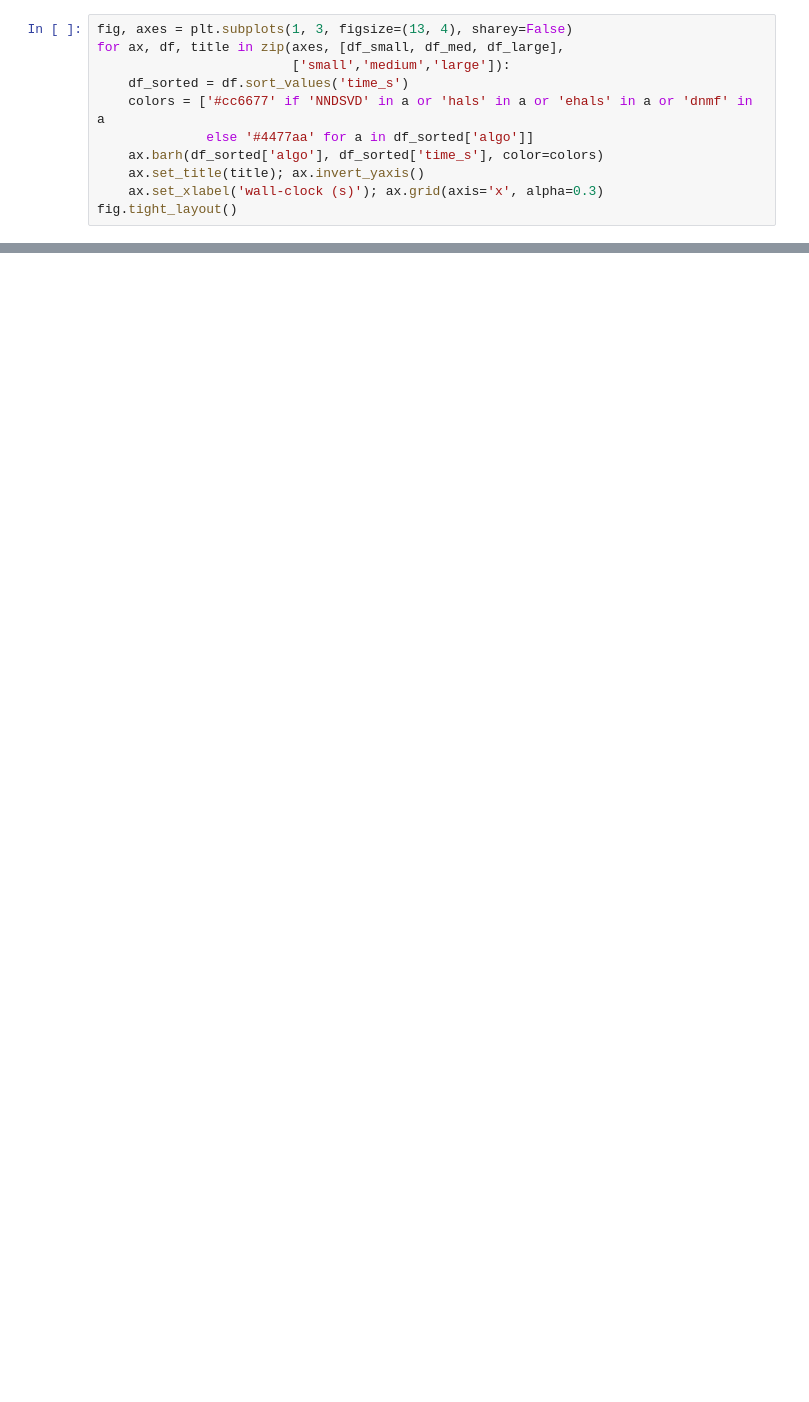
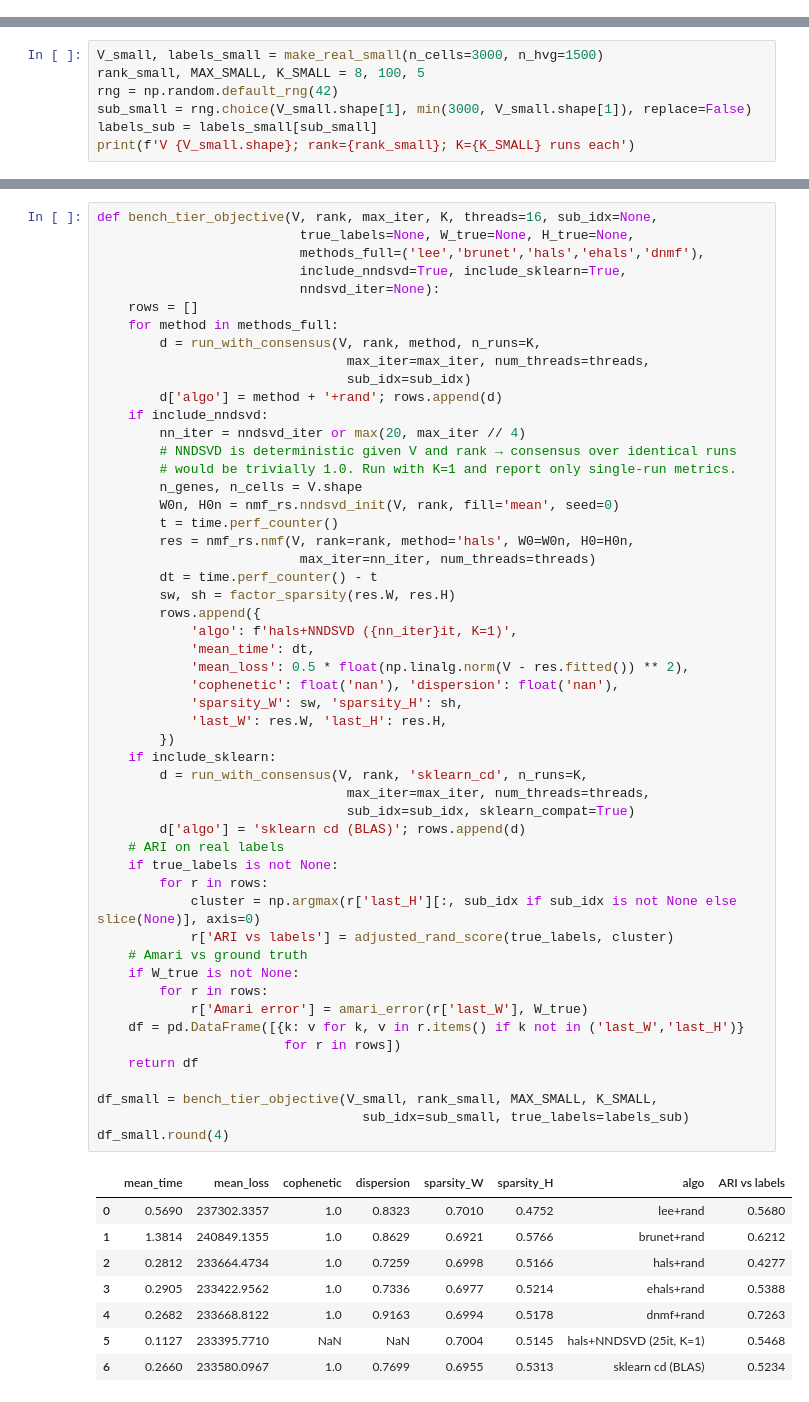
Before and after one commit to omicverse/rust-NMF, a Jupyter notebook: examples/benchmark_scaling.ipynb, the cells around one changed output, grey strips where cells are left out. Drawn from its saved outputs; the diff is of its cells as text; blank space fills up the shorter version.

```diff
--- a/examples/benchmark_scaling.ipynb
+++ b/examples/benchmark_scaling.ipynb
@@ -277,11 +0,0 @@ all_acc.pivot_table(index='algo', columns='tier', values='min rH').round(3)
-# %%
-fig, axes = plt.subplots(1, 3, figsize=(13, 4), sharey=False)
-for ax, df, title in zip(axes, [df_small, df_med, df_large],
-                         ['small','medium','large']):
-    df_sorted = df.sort_values('time_s')
-    colors = ['#cc6677' if 'NNDSVD' in a or 'hals' in a or 'ehals' in a or 'dnmf' in a
-              else '#4477aa' for a in df_sorted['algo']]
-    ax.barh(df_sorted['algo'], df_sorted['time_s'], color=colors)
-    ax.set_title(title); ax.invert_yaxis()
-    ax.set_xlabel('wall-clock (s)'); ax.grid(axis='x', alpha=0.3)
-fig.tight_layout()
@@ -335,0 +166,7 @@ is what you actually want.
+# %%
+V_small, labels_small = make_real_small(n_cells=3000, n_hvg=1500)
+rank_small, MAX_SMALL, K_SMALL = 8, 100, 5
+rng = np.random.default_rng(42)
+sub_small = rng.choice(V_small.shape[1], min(3000, V_small.shape[1]), replace=False)
+labels_sub = labels_small[sub_small]
+print(f'V {V_small.shape}; rank={rank_small}; K={K_SMALL} runs each')
@@ -335,0 +175,61 @@ is what you actually want.
+# %%
+def bench_tier_objective(V, rank, max_iter, K, threads=16, sub_idx=None,
+                          true_labels=None, W_true=None, H_true=None,
+                          methods_full=('lee','brunet','hals','ehals','dnmf'),
+                          include_nndsvd=True, include_sklearn=True,
+                          nndsvd_iter=None):
+    rows = []
+    for method in methods_full:
+        d = run_with_consensus(V, rank, method, n_runs=K,
+                                max_iter=max_iter, num_threads=threads,
+                                sub_idx=sub_idx)
+        d['algo'] = method + '+rand'; rows.append(d)
+    if include_nndsvd:
+        nn_iter = nndsvd_iter or max(20, max_iter // 4)
+        # NNDSVD is deterministic given V and rank → consensus over identical runs
+        # would be trivially 1.0. Run with K=1 and report only single-run metrics.
+        n_genes, n_cells = V.shape
+        W0n, H0n = nmf_rs.nndsvd_init(V, rank, fill='mean', seed=0)
+        t = time.perf_counter()
+        res = nmf_rs.nmf(V, rank=rank, method='hals', W0=W0n, H0=H0n,
+                          max_iter=nn_iter, num_threads=threads)
+        dt = time.perf_counter() - t
+        sw, sh = factor_sparsity(res.W, res.H)
+        rows.append({
+            'algo': f'hals+NNDSVD ({nn_iter}it, K=1)',
+            'mean_time': dt,
+            'mean_loss': 0.5 * float(np.linalg.norm(V - res.fitted()) ** 2),
+            'cophenetic': float('nan'), 'dispersion': float('nan'),
+            'sparsity_W': sw, 'sparsity_H': sh,
+            'last_W': res.W, 'last_H': res.H,
+        })
+    if include_sklearn:
+        d = run_with_consensus(V, rank, 'sklearn_cd', n_runs=K,
+                                max_iter=max_iter, num_threads=threads,
+                                sub_idx=sub_idx, sklearn_compat=True)
+        d['algo'] = 'sklearn cd (BLAS)'; rows.append(d)
+    # ARI on real labels
+    if true_labels is not None:
+        for r in rows:
+            cluster = np.argmax(r['last_H'][:, sub_idx if sub_idx is not None else slice(None)], axis=0)
+            r['ARI vs labels'] = adjusted_rand_score(true_labels, cluster)
+    # Amari vs ground truth
+    if W_true is not None:
+        for r in rows:
+            r['Amari error'] = amari_error(r['last_W'], W_true)
+    df = pd.DataFrame([{k: v for k, v in r.items() if k not in ('last_W','last_H')}
+                        for r in rows])
+    return df
+
+df_small = bench_tier_objective(V_small, rank_small, MAX_SMALL, K_SMALL,
+                                  sub_idx=sub_small, true_labels=labels_sub)
+df_small.round(4)
+# %% [output]
+|  | mean_time | mean_loss | cophenetic | dispersion | sparsity_W | sparsity_H | algo | ARI vs labels |
+| 0 | 0.5690 | 237302.3357 | 1.0 | 0.8323 | 0.7010 | 0.4752 | lee+rand | 0.5680 |
+| 1 | 1.3814 | 240849.1355 | 1.0 | 0.8629 | 0.6921 | 0.5766 | brunet+rand | 0.6212 |
+| 2 | 0.2812 | 233664.4734 | 1.0 | 0.7259 | 0.6998 | 0.5166 | hals+rand | 0.4277 |
+| 3 | 0.2905 | 233422.9562 | 1.0 | 0.7336 | 0.6977 | 0.5214 | ehals+rand | 0.5388 |
+| 4 | 0.2682 | 233668.8122 | 1.0 | 0.9163 | 0.6994 | 0.5178 | dnmf+rand | 0.7263 |
+| 5 | 0.1127 | 233395.7710 | NaN | NaN | 0.7004 | 0.5145 | hals+NNDSVD (25it, K=1) | 0.5468 |
+| 6 | 0.2660 | 233580.0967 | 1.0 | 0.7699 | 0.6955 | 0.5313 | sklearn cd (BLAS) | 0.5234 |
```
Also changed, not shown: parts of 44 cells of this notebook, 1 other file.
